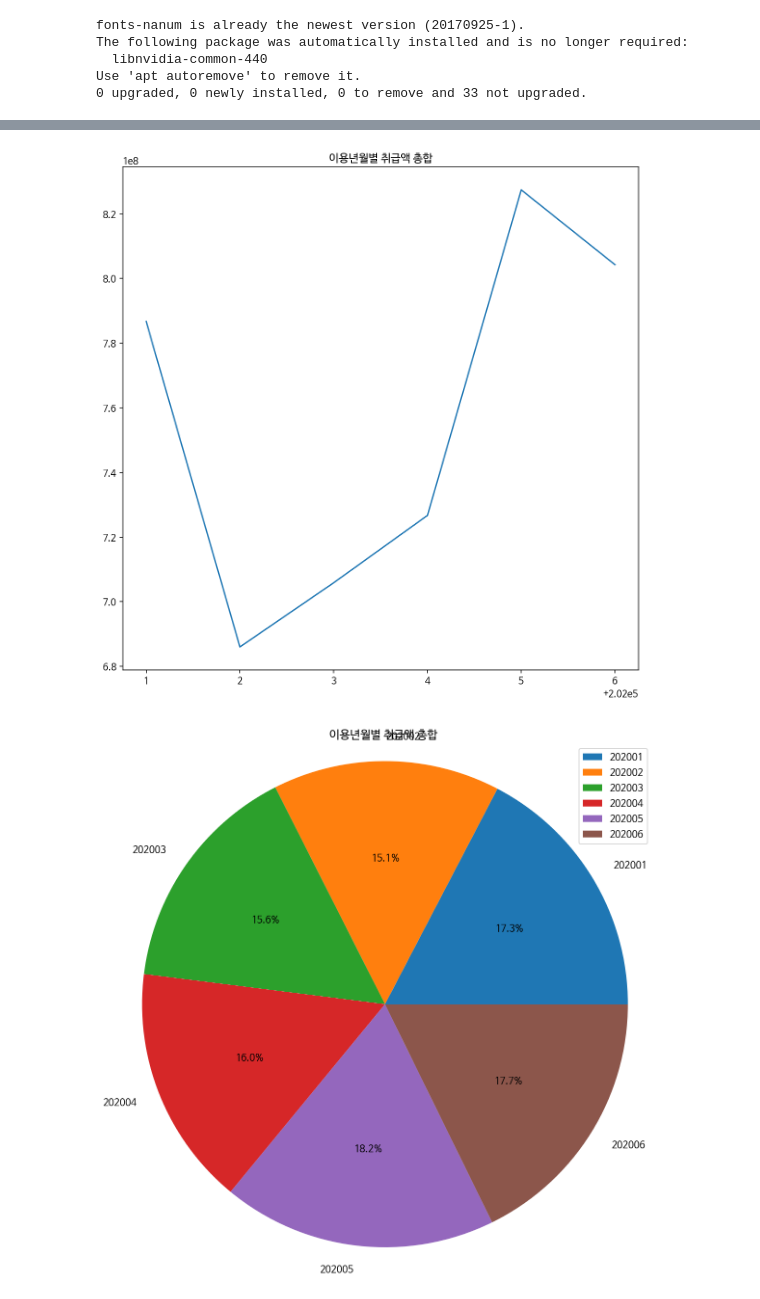
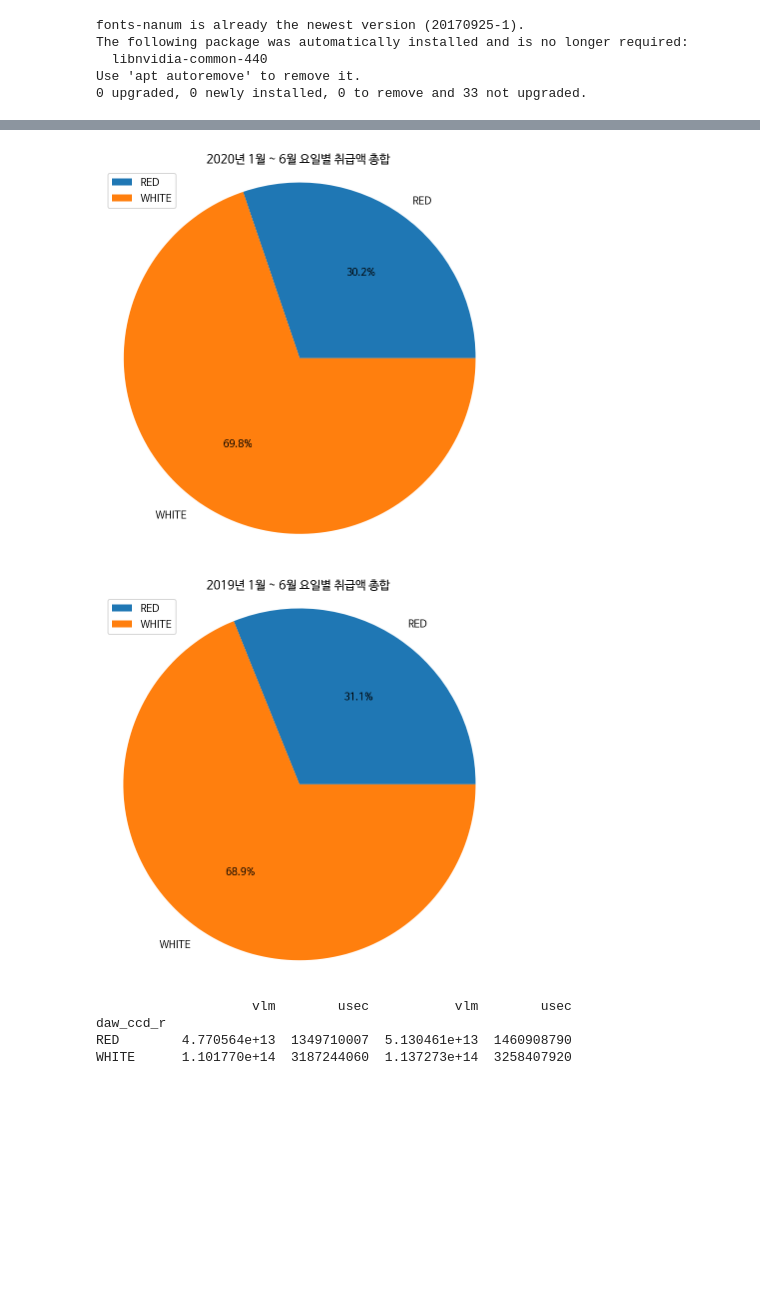
Before and after one commit to skaurl/tourbigdata, a Jupyter notebook: 신한카드_데이터_기초_통계.ipynb, the cells around one changed output, grey strips where cells are left out. Cells and saved outputs as stored; diff of their text form; code cells hidden in the pictures; blank space fills up the shorter version.

```diff
--- a/신한카드_데이터_기초_통계.ipynb
+++ b/신한카드_데이터_기초_통계.ipynb
@@ -34 +27,20 @@ df = pd.read_csv("/gdrive/My Drive/한양대학교/2020년 문화관광 빅데
+# %%
+import pandas as pd
+import matplotlib.pyplot as plt
+
+plt.rcParams["figure.figsize"] = (7,7)
+
+df20 = pd.read_csv("/gdrive/My Drive/한양대학교/2020년 문화관광 빅데이터 분석대회/data/신한카드/신한카드 데이터/KCTI_NATIVE_2020.txt", sep = "|", encoding = 'cp949')
+df20['cln_age_r'] = df20['cln_age_r'].astype('object')
+df20['ta_ym'] = df20['ta_ym'].astype('object')
+
+df19 = pd.read_csv("/gdrive/My Drive/한양대학교/2020년 문화관광 빅데이터 분석대회/data/신한카드/신한카드 데이터/KCTI_NATIVE_2019.txt", sep = "|", encoding = 'cp949')
+df19 = df19[df19['ta_ym'] != 201907]
+df19 = df19[df19['ta_ym'] != 201908]
+df19 = df19[df19['ta_ym'] != 201909]
+df19 = df19[df19['ta_ym'] != 201910]
+df19 = df19[df19['ta_ym'] != 201911]
+df19 = df19[df19['ta_ym'] != 201912]
+df19['cln_age_r'] = df19['cln_age_r'].astype('object')
+df19['ta_ym'] = df19['ta_ym'].astype('object')
 # %%
@@ -103,18 +267,30 @@ plt.show()
 # %%
-ta_ym = df.groupby(df['ta_ym']).sum()
+daw_ccd_r = df20.groupby(df20['daw_ccd_r']).sum()
 
-categories = ta_ym.index
+categories = daw_ccd_r.index
 
-plt.plot(ta_ym.iloc[:,2])
-plt.title('이용년월별 취급액 총합')
+plt.pie(daw_ccd_r.iloc[:,0], labels=categories, autopct='%0.1f%%')
+plt.axis('equal')
+plt.title('2020년 1월 ~ 6월 요일별 취급액 총합')
+plt.legend(categories)
 plt.show()
 
-plt.pie(ta_ym.iloc[:,2], labels=categories, autopct='%0.1f%%')
+daw_ccd_r = pd.concat([daw_ccd_r,df19.groupby(df19['daw_ccd_r']).sum()], axis=1)
+
+categories = daw_ccd_r.index
+
+plt.pie(daw_ccd_r.iloc[:,2], labels=categories, autopct='%0.1f%%')
 plt.axis('equal')
-plt.title('이용년월별 취급액 총합')
+plt.title('2019년 1월 ~ 6월 요일별 취급액 총합')
 plt.legend(categories)
 plt.show()
+
+print(daw_ccd_r)
 # %% [output]
-[figure, old version]
+[figure, new version]
-[figure, old version]
+[figure, new version]
+                    vlm        usec           vlm        usec
+daw_ccd_r
+RED        4.770564e+13  1349710007  5.130461e+13  1460908790
+WHITE      1.101770e+14  3187244060  1.137273e+14  3258407920
 # %%
```
Also changed, not shown: parts of 11 cells of this notebook.
